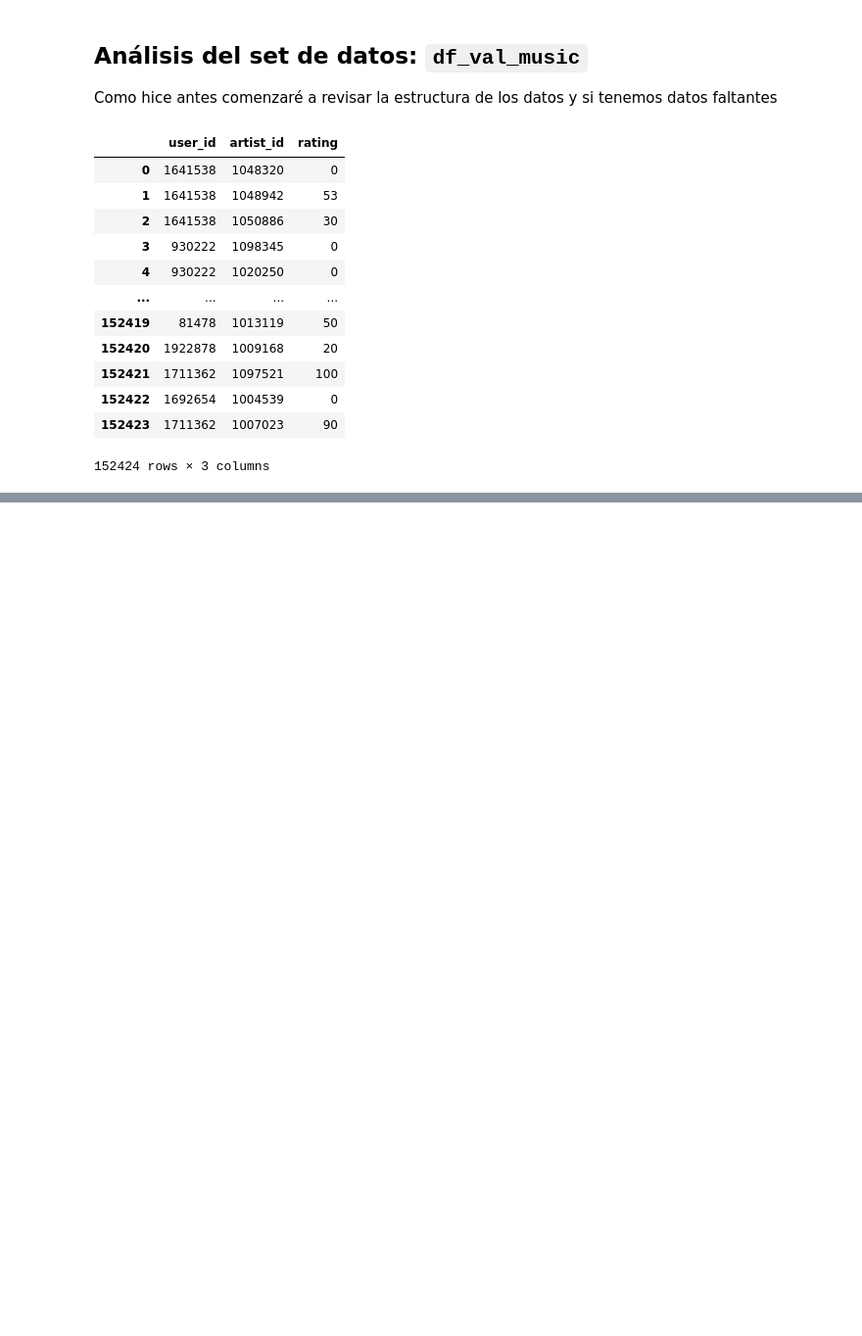
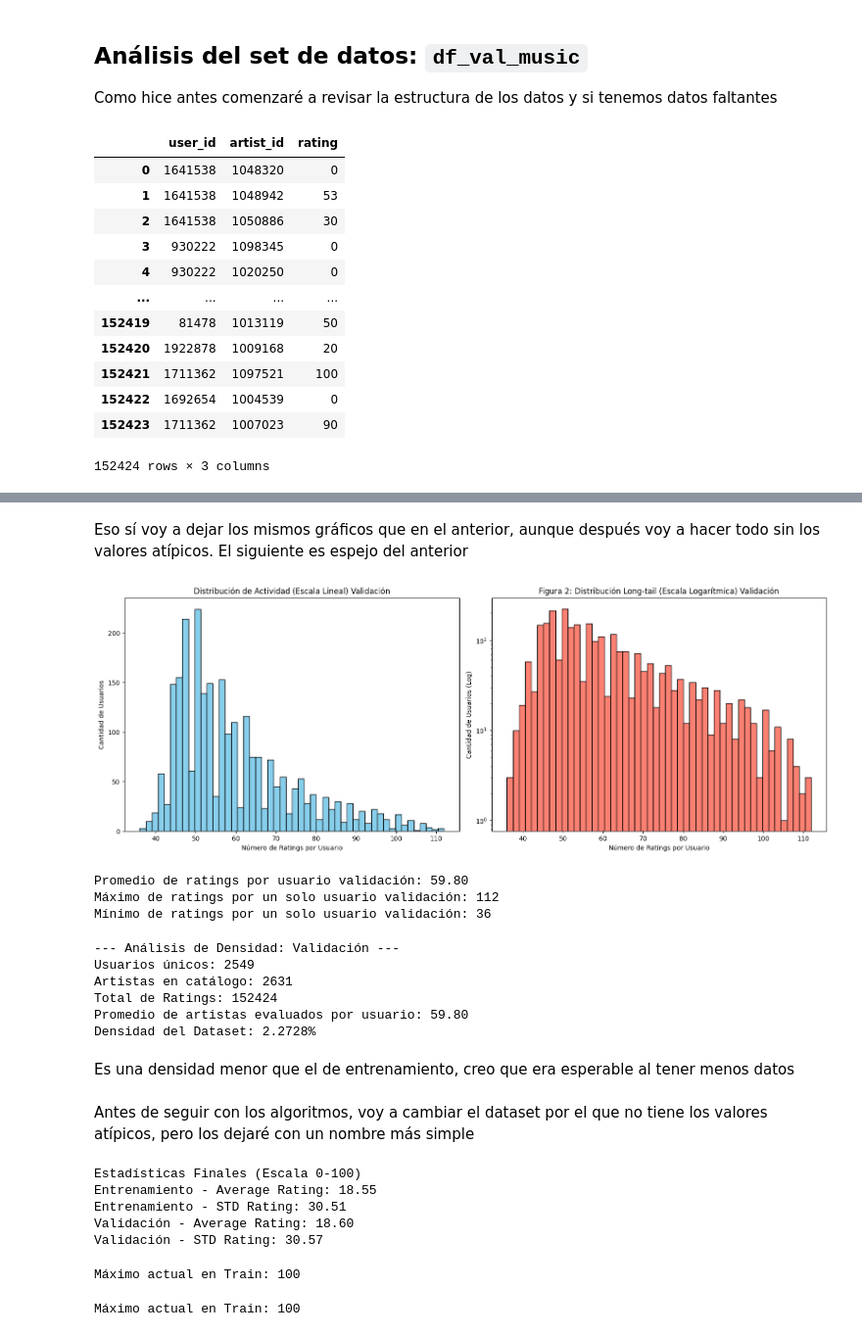
Before and after one commit to davidlealo/tarea_1_sisrec_2026, a Jupyter notebook: TAREA_1_SICREC_G26.ipynb, the cells around one changed output, grey strips where cells are left out. Shown at 98% size. Cells and saved outputs as stored; diff of their text form; code cells hidden in the pictures; blank space fills up the shorter version.

```diff
--- a/TAREA_1_SICREC_G26.ipynb
+++ b/TAREA_1_SICREC_G26.ipynb
@@ -383,0 +600,58 @@ df_val_music
+# %% [markdown]
+Eso sí voy a dejar los mismos gráficos que en el anterior, aunque después voy a hacer todo sin los valores atípicos. El siguiente es espejo del anterior
+# %%
+ratings_por_user_val = df_val_music['user_id'].value_counts()
+fig, (ax1, ax2) = plt.subplots(1, 2, figsize=(16, 6))
+
+ax1.hist(ratings_por_user_val, bins=50, color='skyblue', edgecolor='black')
+ax1.set_title('Distribución de Actividad (Escala Lineal) Validación')
+ax1.set_xlabel('Número de Ratings por Usuario')
+ax1.set_ylabel('Cantidad de Usuarios')
+
+ax2.hist(ratings_por_user_val, bins=50, color='salmon', edgecolor='black')
+ax2.set_yscale('log')
+ax2.set_title('Figura 2: Distribución Long-tail (Escala Logarítmica) Validación')
+ax2.set_xlabel('Número de Ratings por Usuario')
+ax2.set_ylabel('Cantidad de Usuarios (Log)')
+
+plt.tight_layout()
+plt.show()
+# %% [output]
+[figure, added]
+# %%
+# Para la tabla de estadísticas
+counts_val = df_val_music['user_id'].value_counts()
+
+print(f"Promedio de ratings por usuario validación: {counts_val.mean():.2f}")
+print(f"Máximo de ratings por un solo usuario validación: {counts_val.max()}")
+print(f"Mínimo de ratings por un solo usuario validación: {counts_val.min()}")
+# %% [output]
+Promedio de ratings por usuario validación: 59.80
+Máximo de ratings por un solo usuario validación: 112
+Mínimo de ratings por un solo usuario validación: 36
+# %%
+n_users_val = df_val_music['user_id'].nunique()
+n_items_catalogo = df_artists['artist_id'].nunique()
+n_ratings_val = len(df_val_music)
+
+densidad_val = (n_ratings_val / (n_users_val * n_items_catalogo)) * 100
+
+items_por_usuario_val = n_ratings_val / n_users_val
+
+print(f"--- Análisis de Densidad: Validación ---")
+print(f"Usuarios únicos: {n_users_val}")
+print(f"Artistas en catálogo: {n_items_catalogo}")
+print(f"Total de Ratings: {n_ratings_val}")
+print(f"Promedio de artistas evaluados por usuario: {items_por_usuario_val:.2f}")
+print(f"Densidad del Dataset: {densidad_val:.4f}%")
+# %% [output]
+--- Análisis de Densidad: Validación ---
+Usuarios únicos: 2549
+Artistas en catálogo: 2631
+Total de Ratings: 152424
+Promedio de artistas evaluados por usuario: 59.80
+Densidad del Dataset: 2.2728%
+# %% [markdown]
+Es una densidad menor que el de entrenamiento, creo que era esperable al tener menos datos
+# %% [markdown]
+Antes de seguir con los algoritmos, voy a cambiar el dataset por el que no tiene los valores atípicos, pero los dejaré con un nombre más simple
@@ -383,0 +661,20 @@ df_val_music
+# %%
+print(f"Estadísticas Finales (Escala 0-100)")
+print(f"Entrenamiento - Average Rating: {df_train['rating'].mean():.2f}")
+print(f"Entrenamiento - STD Rating: {df_train['rating'].std():.2f}")
+print(f"Validación - Average Rating: {df_val['rating'].mean():.2f}")
+print(f"Validación - STD Rating: {df_val['rating'].std():.2f}")
+# %% [output]
+Estadísticas Finales (Escala 0-100)
+Entrenamiento - Average Rating: 18.55
+Entrenamiento - STD Rating: 30.51
+Validación - Average Rating: 18.60
+Validación - STD Rating: 30.57
+# %%
+print(f"Máximo actual en Train: {df_train['rating'].max()}")
+# %% [output]
+Máximo actual en Train: 100
+# %%
+print(f"Máximo actual en Train: {df_val['rating'].max()}")
+# %% [output]
+Máximo actual en Train: 100
```
Also changed, not shown: parts of 32 cells of this notebook.
